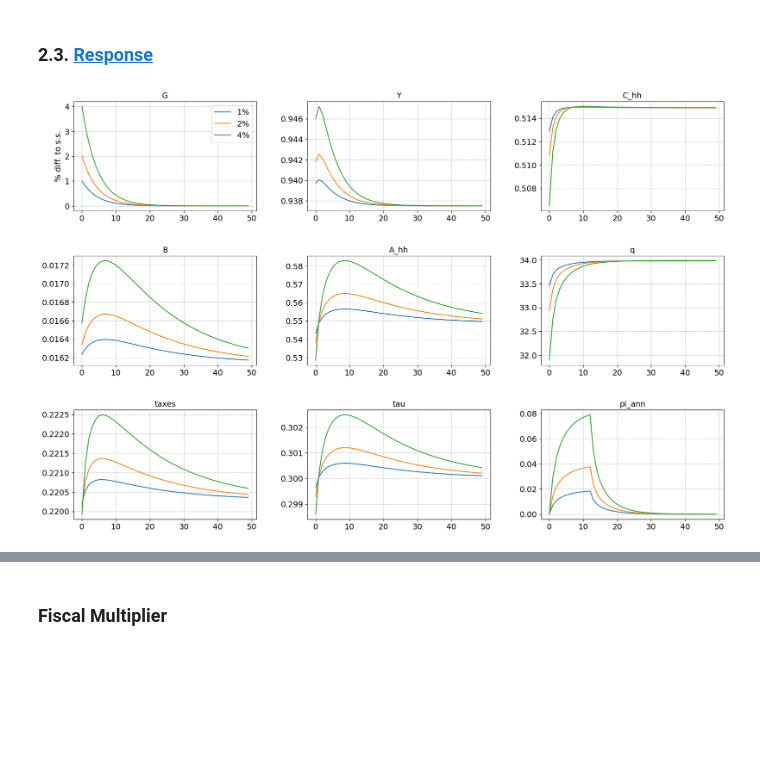
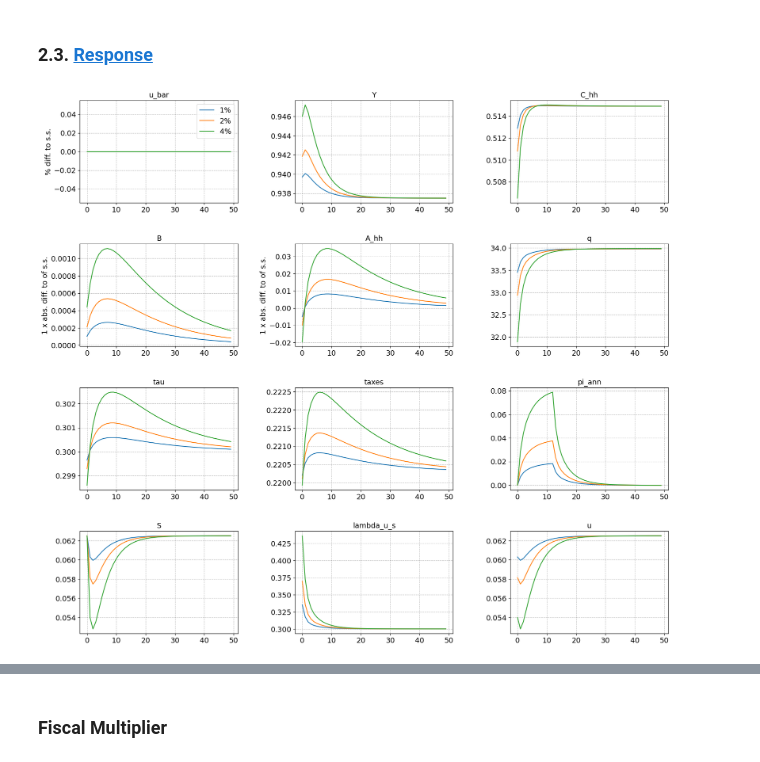
Before and after one commit to JohanOelgaard/AdvMacroHetAgent, a Jupyter notebook: Exam/HANK-SAM.ipynb, the cells around one changed output, grey strips where cells are left out. Cells and saved outputs as stored; diff of their text form; code cells hidden in the pictures; blank space fills up the shorter version.

Commit message:
Updated figuresw

```diff
--- a/Exam/HANK-SAM.ipynb
+++ b/Exam/HANK-SAM.ipynb
@@ -233,9 +233,10 @@ model.find_transition_path(shocks=['G'],do_print=False,do_end_check=False)
 modelI.find_transition_path(shocks=['G'],do_print=False,do_end_check=False)
 modelII.find_transition_path(shocks=['G'],do_print=False,do_end_check=False)
 # %%
-paths = ['G','Y','C_hh','B','A_hh','q','taxes','tau','pi_ann']
-abs_diff = []
-lvl_value = ['Y','C_hh','B','A_hh','q','tau','taxes','pi_ann']
+paths = ['u_bar','Y','C_hh','B','A_hh','q','tau','taxes','pi_ann','S','lambda_u_s','u']
+abs_diff = ['B','A_hh']
+lvl_value = ['Y','C_hh','q','tau','taxes','pi_ann','u','lambda_u_s','S']
+
 model.compare_IRFs(models=[model, modelI, modelII],labels=['1%','2%','4%'],varnames=paths,abs_diff=abs_diff,lvl_value=lvl_value,T_max=50,ncols=3,do_targets=False,do_shocks=False,filename='figures/IRFs_G')
 # %% [output]
-[figure, old version]
+[figure, new version]
```
Also changed, not shown: parts of 11 cells of this notebook, 9 other files.
